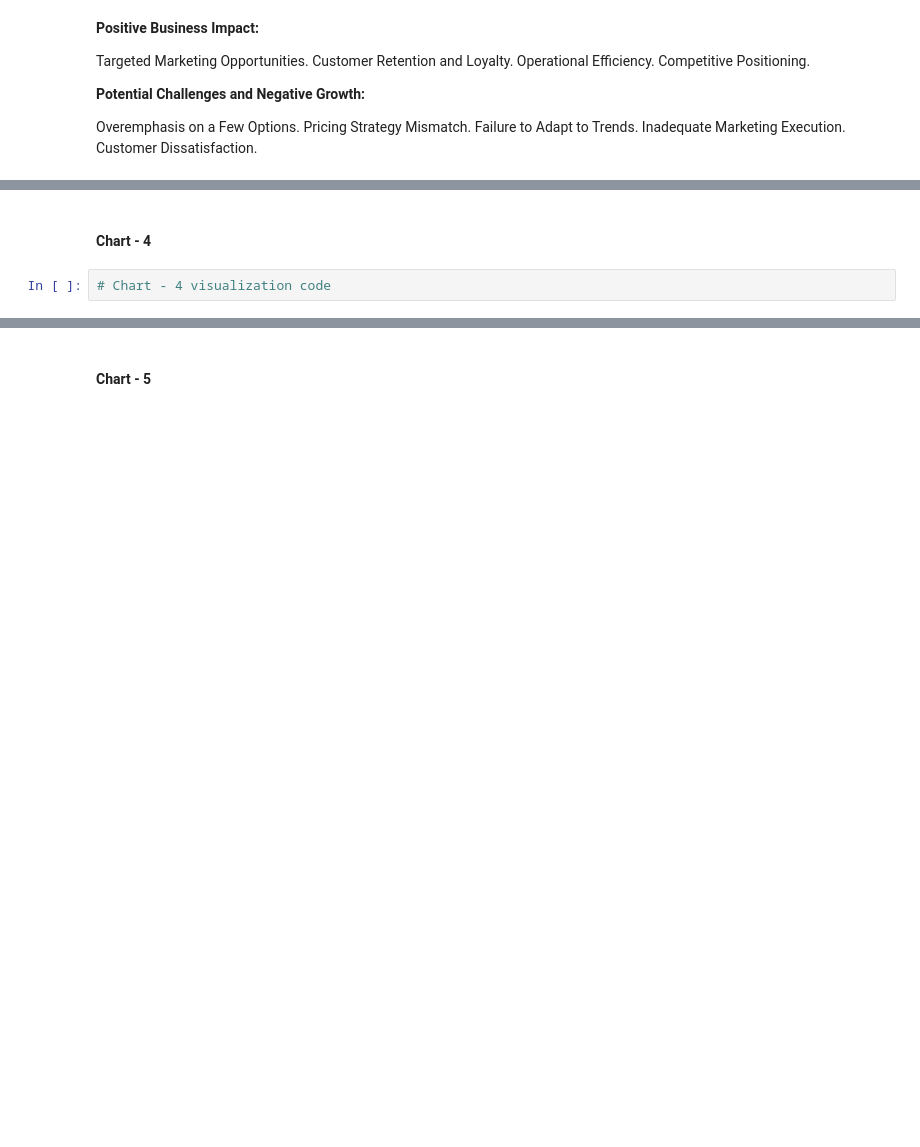
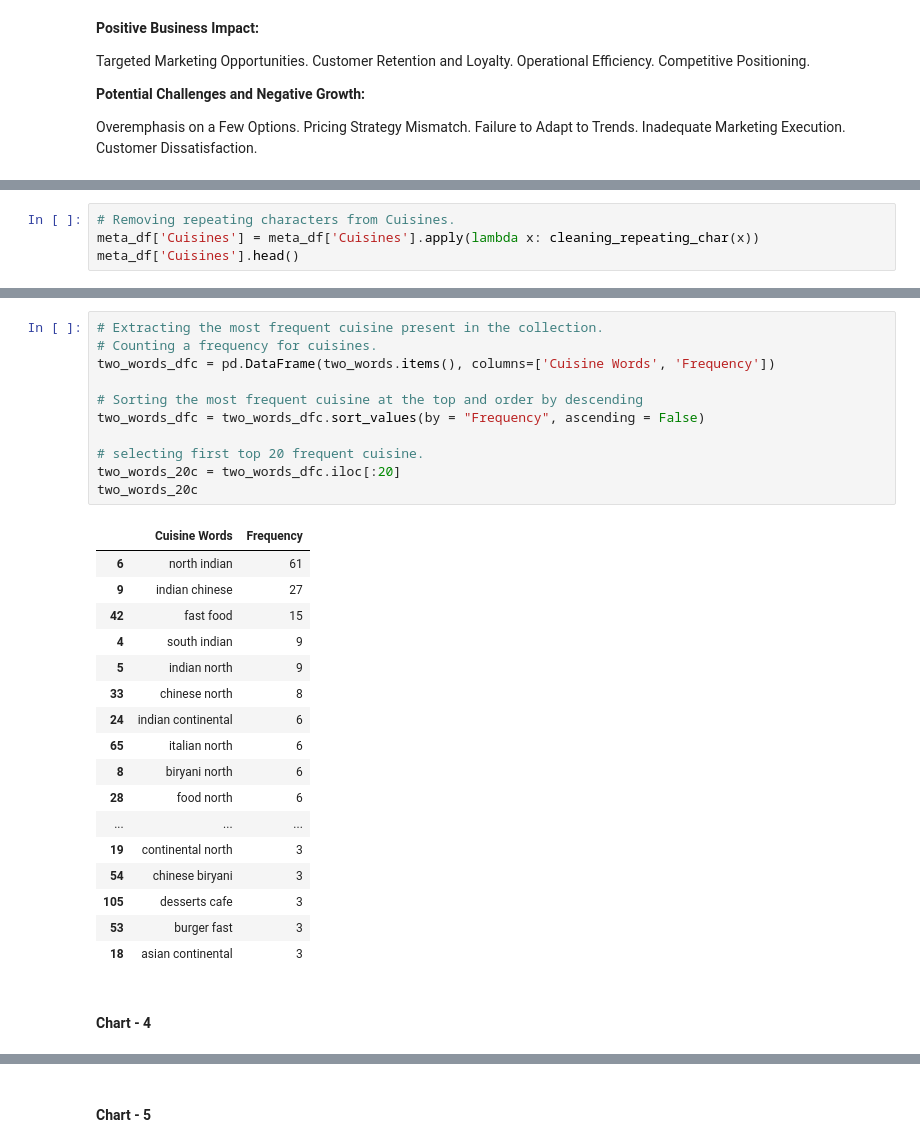
Before and after one commit to dipakpatil2001/Zomato-Restaurant-Clustering-And-Sentiment-Analysis-Unsupervised-ML, a Jupyter notebook: Zomato_Restaurant_Clustering_And_Sentiment_Analysis.ipynb, the cells around one changed output, grey strips where cells are left out. Cells and saved outputs as stored; diff of their text form; blank space fills up the shorter version.

```diff
--- a/Zomato_Restaurant_Clustering_And_Sentiment_Analysis.ipynb
+++ b/Zomato_Restaurant_Clustering_And_Sentiment_Analysis.ipynb
@@ -782,0 +869,4 @@ Customer Dissatisfaction.
+# %%
+# Removing repeating characters from Cuisines.
+meta_df['Cuisines'] = meta_df['Cuisines'].apply(lambda x: cleaning_repeating_char(x))
+meta_df['Cuisines'].head()
@@ -783,4 +908,31 @@ Customer Dissatisfaction.
+# %%
+# Extracting the most frequent cuisine present in the collection.
+# Counting a frequency for cuisines.
+two_words_dfc = pd.DataFrame(two_words.items(), columns=['Cuisine Words', 'Frequency'])
+
+# Sorting the most frequent cuisine at the top and order by descending
+two_words_dfc = two_words_dfc.sort_values(by = "Frequency", ascending = False)
+
+# selecting first top 20 frequent cuisine.
+two_words_20c = two_words_dfc.iloc[:20]
+two_words_20c
+# %% [output]
+|  | Cuisine Words | Frequency |
+| 6 | north indian | 61 |
+| 9 | indian chinese | 27 |
+| 42 | fast food | 15 |
+| 4 | south indian | 9 |
+| 5 | indian north | 9 |
+| 33 | chinese north | 8 |
+| 24 | indian continental | 6 |
+| 65 | italian north | 6 |
+| 8 | biryani north | 6 |
+| 28 | food north | 6 |
+| ... | ... | ... |
+| 19 | continental north | 3 |
+| 54 | chinese biryani | 3 |
+| 105 | desserts cafe | 3 |
+| 53 | burger fast | 3 |
+| 18 | asian continental | 3 |
 # %% [markdown]
 #### Chart - 4
-# %%
-# Chart - 4 visualization code
```
Also changed, not shown: parts of 35 cells of this notebook.
